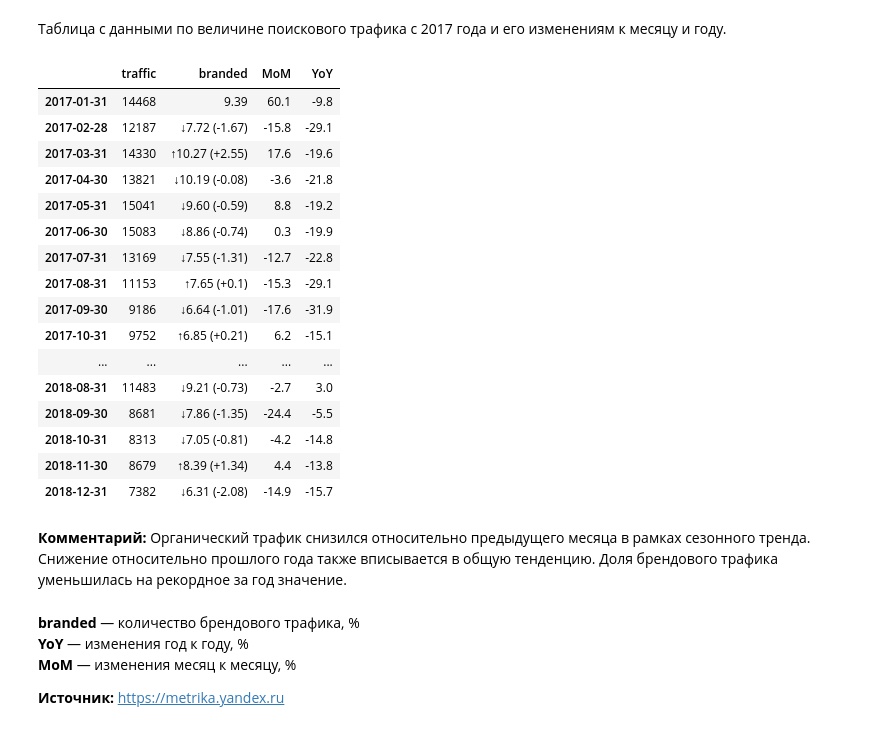
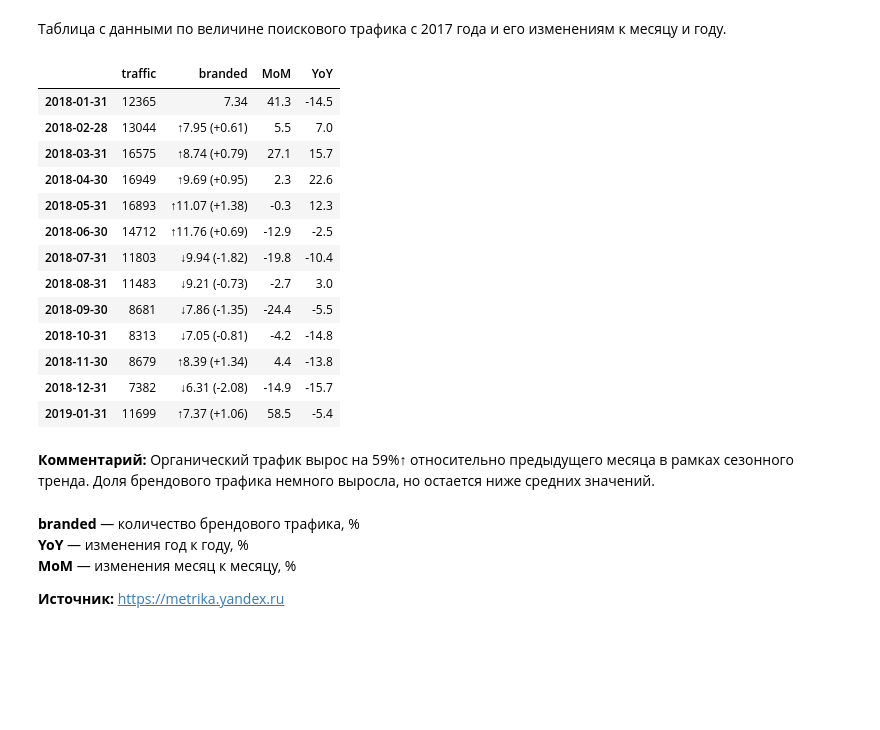
Before and after one commit to salon-love-forever/reports, a Jupyter notebook: salon-love-forever.ru.ipynb, the cells around one changed output. Saved outputs shown, nothing was run; the diff lists cells and outputs as text; code cells hidden in the pictures; blank space fills up the shorter version.

```diff
--- a/salon-love-forever.ru.ipynb
+++ b/salon-love-forever.ru.ipynb
@@ -85,28 +85,25 @@ plt.legend(['Оба','Мск', 'Спб'])
 Таблица с данными по величине поискового трафика c 2017 года и его изменениям к месяцу и году.
 # %%
 # organic = organic.applymap(lambda x: '{:.2f}'.format(x))
-show_dynamics(organic['msk']['2017':'2018'], 'branded')
+show_dynamics(organic['msk']['2018':'2019'], 'branded')
 # %% [output]
 |  | traffic | branded | MoM | YoY |
-| 2017-01-31 | 14468 | 9.39 | 60.1 | -9.8 |
-| 2017-02-28 | 12187 | ↓7.72 (-1.67) | -15.8 | -29.1 |
-| 2017-03-31 | 14330 | ↑10.27 (+2.55) | 17.6 | -19.6 |
-| 2017-04-30 | 13821 | ↓10.19 (-0.08) | -3.6 | -21.8 |
-| 2017-05-31 | 15041 | ↓9.60 (-0.59) | 8.8 | -19.2 |
-| 2017-06-30 | 15083 | ↓8.86 (-0.74) | 0.3 | -19.9 |
-| 2017-07-31 | 13169 | ↓7.55 (-1.31) | -12.7 | -22.8 |
-| 2017-08-31 | 11153 | ↑7.65 (+0.1) | -15.3 | -29.1 |
-| 2017-09-30 | 9186 | ↓6.64 (-1.01) | -17.6 | -31.9 |
-| 2017-10-31 | 9752 | ↑6.85 (+0.21) | 6.2 | -15.1 |
-| ... | ... | ... | ... | ... |
+| 2018-01-31 | 12365 | 7.34 | 41.3 | -14.5 |
+| 2018-02-28 | 13044 | ↑7.95 (+0.61) | 5.5 | 7.0 |
+| 2018-03-31 | 16575 | ↑8.74 (+0.79) | 27.1 | 15.7 |
+| 2018-04-30 | 16949 | ↑9.69 (+0.95) | 2.3 | 22.6 |
+| 2018-05-31 | 16893 | ↑11.07 (+1.38) | -0.3 | 12.3 |
+| 2018-06-30 | 14712 | ↑11.76 (+0.69) | -12.9 | -2.5 |
+| 2018-07-31 | 11803 | ↓9.94 (-1.82) | -19.8 | -10.4 |
 | 2018-08-31 | 11483 | ↓9.21 (-0.73) | -2.7 | 3.0 |
 | 2018-09-30 | 8681 | ↓7.86 (-1.35) | -24.4 | -5.5 |
 | 2018-10-31 | 8313 | ↓7.05 (-0.81) | -4.2 | -14.8 |
 | 2018-11-30 | 8679 | ↑8.39 (+1.34) | 4.4 | -13.8 |
 | 2018-12-31 | 7382 | ↓6.31 (-2.08) | -14.9 | -15.7 |
+| 2019-01-31 | 11699 | ↑7.37 (+1.06) | 58.5 | -5.4 |
 # %% [markdown]
-**Комментарий:** Органический трафик снизился относительно предыдущего месяца в рамках сезонного тренда. Снижение относительно прошлого года также вписывается в общую тенденцию.
-Доля брендового трафика уменьшилась на рекордное за год значение.
+**Комментарий:** Органический трафик вырос на 59%↑ относительно предыдущего месяца в рамках сезонного тренда.
+Доля брендового трафика немного выросла, но остается ниже средних значений.
 # %% [markdown]
 <p><b>branded</b> — количество брендового трафика, %
 <br/><b>YoY</b> — изменения год к году, %
```
Also changed, not shown: parts of 13 cells of this notebook.
